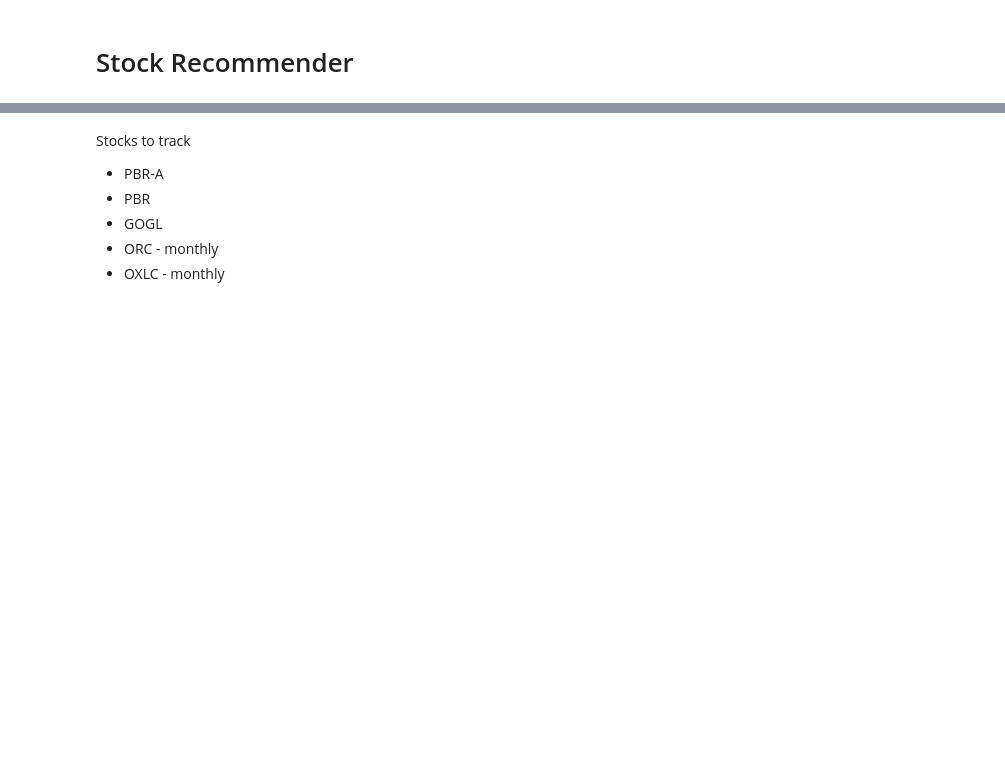
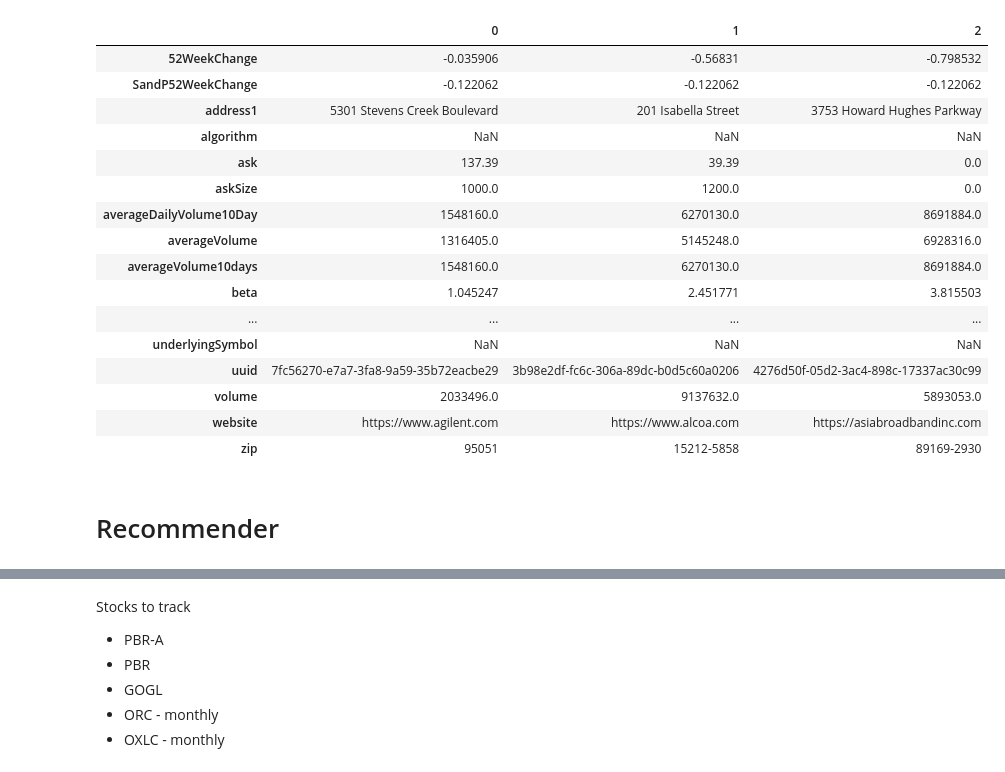
Before and after one commit to alpha2phi-platform/alphalib, a Jupyter notebook: 05_recommender.ipynb, the cells around one changed output, grey strips where cells are left out. Saved outputs shown, nothing was run; the diff lists cells and outputs as text; code cells hidden in the pictures; blank space fills up the shorter version.

Commit message:
feat(wip): recommender

```diff
--- a/05_recommender.ipynb
+++ b/05_recommender.ipynb
@@ -21,2 +48,22 @@ pd.set_option("display.max_colwidth", None)
+# %%
+df_ss.head(3).T
+# %% [output]
+|  | 0 | 1 | 2 |
+| 52WeekChange | -0.035906 | -0.56831 | -0.798532 |
+| SandP52WeekChange | -0.122062 | -0.122062 | -0.122062 |
+| address1 | 5301 Stevens Creek Boulevard | 201 Isabella Street | 3753 Howard Hughes Parkway |
+| algorithm | NaN | NaN | NaN |
+| ask | 137.39 | 39.39 | 0.0 |
+| askSize | 1000.0 | 1200.0 | 0.0 |
+| averageDailyVolume10Day | 1548160.0 | 6270130.0 | 8691884.0 |
+| averageVolume | 1316405.0 | 5145248.0 | 6928316.0 |
+| averageVolume10days | 1548160.0 | 6270130.0 | 8691884.0 |
+| beta | 1.045247 | 2.451771 | 3.815503 |
+| ... | ... | ... | ... |
+| underlyingSymbol | NaN | NaN | NaN |
+| uuid | 7fc56270-e7a7-3fa8-9a59-35b72eacbe29 | 3b98e2df-fc6c-306a-89dc-b0d5c60a0206 | 4276d50f-05d2-3ac4-898c-17337ac30c99 |
+| volume | 2033496.0 | 9137632.0 | 5893053.0 |
+| website | https://www.agilent.com | https://www.alcoa.com | https://asiabroadbandinc.com |
+| zip | 95051 | 15212-5858 | 89169-2930 |
 # %% [markdown]
-# Stock Recommender
+# Recommender
```
Also changed, not shown: parts of 25 cells of this notebook, 3 other files.
